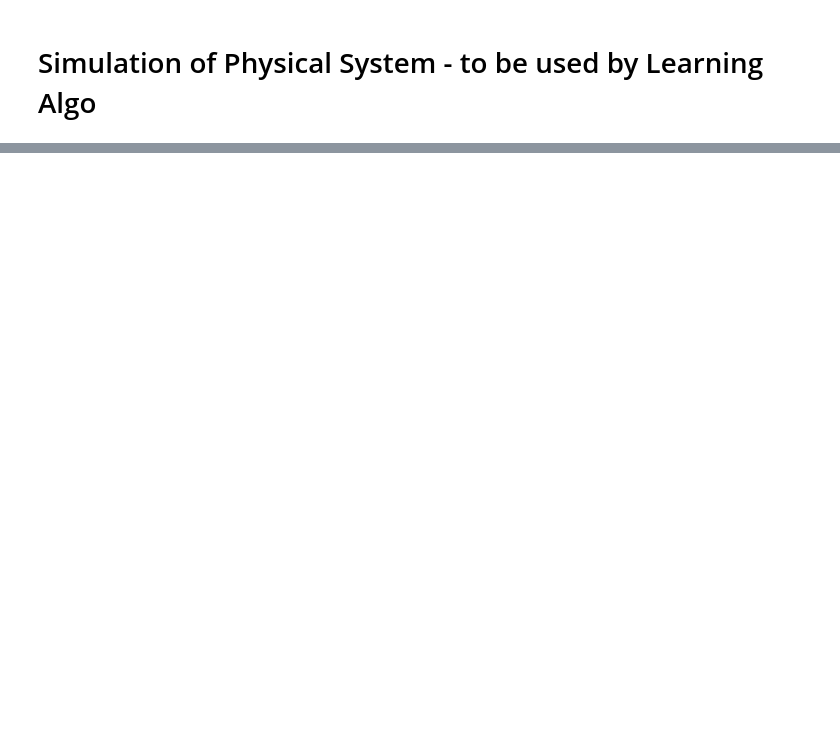
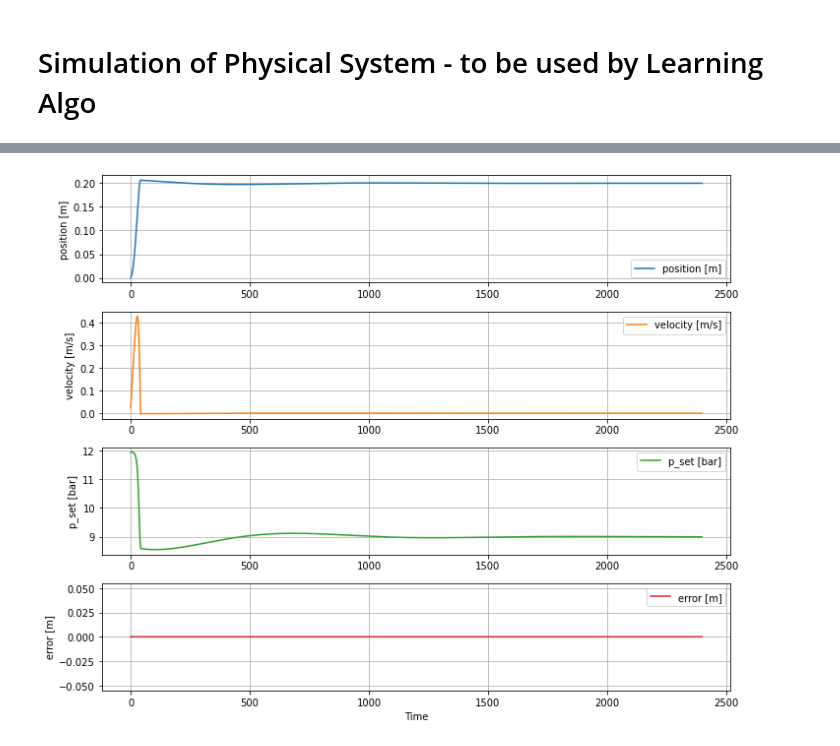
Before and after one commit to Sven-J-Steinert/Rocket-Hopper-DDPG, a Jupyter notebook: simulation.ipynb, the cells around one changed output, grey strips where cells are left out. Saved outputs shown, nothing was run; the diff lists cells and outputs as text; code cells hidden in the pictures; blank space fills up the shorter version.

```diff
--- a/simulation.ipynb
+++ b/simulation.ipynb
@@ -224,7 +237,7 @@ def sim_step(y,p=None):
 
     # update Thrust
     global F_T
-    F_T = 34.5 #F_Thrust(p)
+    F_T = F_Thrust(p)
 
     for t in time:
         y = rk4_e(ode, y, h, t)
@@ -241,0 +294,23 @@ array([0.00188067, 0.00016544])
+# %%
+x_target = 0.2 # [m]
+y = np.array([0,0])
+t = 40 # simulation time [s]
+n = t * 60 # simulation simulates always 1/60 s in one window
+log = np.zeros((len(y)+2, n))
+# log[0,:] -> position
+# log[1,:] -> velocity
+# log[2,:] -> p_set
+
+contr = PIDController(25,0.2,0.1) # initialize controller
+
+time = range(n)
+for i in time:
+    p_set = contr.ctrl(y,x_target)
+    y = sim_step(y,p_set) # sim_step(y,p=10)
+    log[0, i] = y[0]
+    log[1, i] = y[1]
+    log[2,i] = p_set
+
+plot(log,time)
+# %% [output]
+[figure, added]
```
Also changed, not shown: parts of 11 cells of this notebook.
